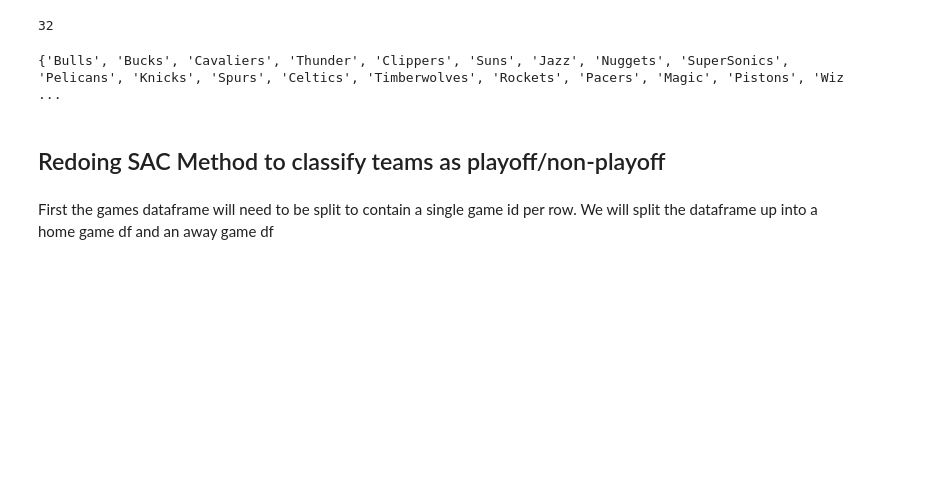
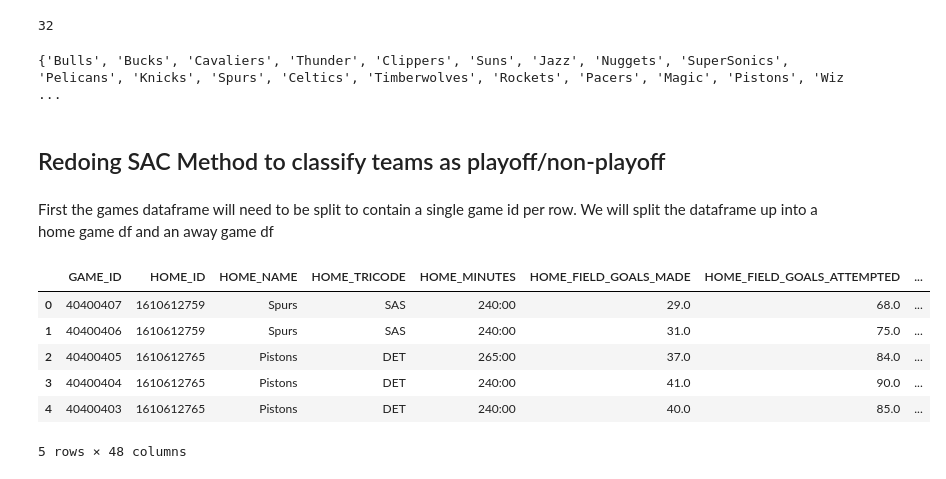
Before and after one commit to dBCooper2/bint-capstone, a Jupyter notebook: projects/nba-hypothesis-tests/nba-data-hypothesis-test-4.ipynb, the cells around one changed output. Saved outputs shown, nothing was run; the diff lists cells and outputs as text; code cells hidden in the pictures; blank space fills up the shorter version.

Commit message:
started EDA of game data

```diff
--- a/projects/nba-hypothesis-tests/nba-data-hypothesis-test-4.ipynb
+++ b/projects/nba-hypothesis-tests/nba-data-hypothesis-test-4.ipynb
@@ -289,5 +289,18 @@ print(playoff_teams)
 ## Redoing SAC Method to classify teams as playoff/non-playoff
 # %% [markdown]
 First the games dataframe will need to be split to contain a single game id per row. We will split the dataframe up into a home game df and an away game df
+# %%
+file_id = '1YWuRcRanepm2aI2asSWj-yRL8JubY7HA'
+fp = f'https://drive.google.com/uc?id={file_id}'
+
+g = pd.read_csv(fp,encoding="utf-8")
 # %%
-g = game_info
+g.head()
+# %% [output]
+|  | GAME_ID | HOME_ID | HOME_NAME | HOME_TRICODE | HOME_MINUTES | HOME_FIELD_GOALS_MADE | HOME_FIELD_GOALS_ATTEMPTED | ... |
+| 0 | 40400407 | 1610612759 | Spurs | SAS | 240:00 | 29.0 | 68.0 | ... |
+| 1 | 40400406 | 1610612759 | Spurs | SAS | 240:00 | 31.0 | 75.0 | ... |
+| 2 | 40400405 | 1610612765 | Pistons | DET | 265:00 | 37.0 | 84.0 | ... |
+| 3 | 40400404 | 1610612765 | Pistons | DET | 240:00 | 41.0 | 90.0 | ... |
+| 4 | 40400403 | 1610612765 | Pistons | DET | 240:00 | 40.0 | 85.0 | ... |
+5 rows × 48 columns
```
Also changed, not shown: 4 other files.
